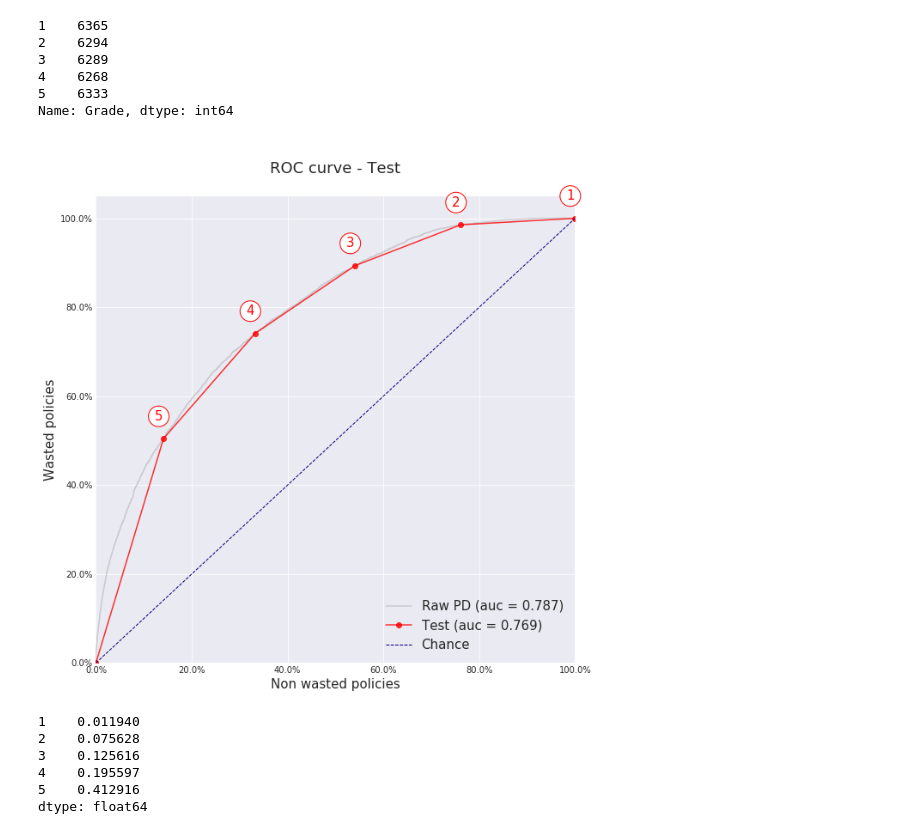
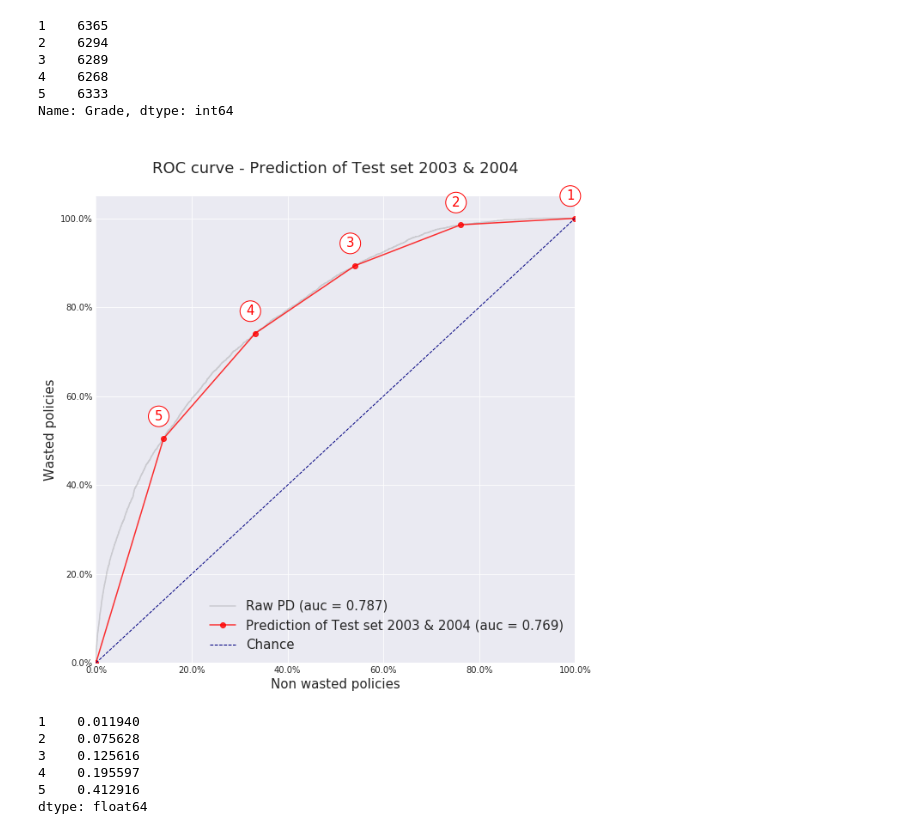
Before and after one commit to calvinccs/credit_risk_prediction, a Jupyter notebook: 03 - Experiment - machine learning - model tuning.ipynb, the cells around one changed output. Saved outputs shown, nothing was run; the diff lists cells and outputs as text; code cells hidden in the pictures.

```diff
--- a/03 - Experiment - machine learning - model tuning.ipynb
+++ b/03 - Experiment - machine learning - model tuning.ipynb
@@ -229,10 +225,10 @@ test_bas= test_bas[features.columns]
 X_test_matrix = test_bas.values
 print X_train_matrix.shape, X_test_matrix.shape
 
-y_pred_xgb = clf_xgb.predict_proba(X_test_matrix)
-temp = pd.DataFrame(y_pred_xgb)
+y_test_pred_xgb = clf_xgb.predict_proba(X_test_matrix)
+# temp = pd.DataFrame(y_test_pred_xgb)
 # %% [output]
 (94646, 26) (31549, 26)
 # %%
 result_table_test = test_X[['LoanNr_ChkDgt', 'Name', 'ApprovalFY', 'State', 'default', 'ChgOffPrinGr', 'GrAppv', 'SBA_Appv', 'SBA_ratio']]
-result_table_test.loc[:, 'prob'] = y_pred_xgb[:,1]
+result_table_test.loc[:, 'prob'] = y_test_pred_xgb[:,1]
@@ -370,9 +366,9 @@ result_table_test.Grade.value_counts().sort_index()
 5    6333
 Name: Grade, dtype: int64
 # %%
-gg.plot_grade_roc(result_table_test.default, result_table_test.Grade, result_table_test.prob, 'Test')
+gg.plot_grade_roc(result_table_test.default, result_table_test.Grade, result_table_test.prob, 'Prediction of Test set 2003 & 2004')
 # %% [output]
-[figure, old version]
+[figure, new version]
 # %%
 result_table_test.groupby('Grade').default.sum()/result_table_test.Grade.value_counts()
 # %% [output]
```
Also changed, not shown: parts of 59 cells of this notebook, 9 other files.
